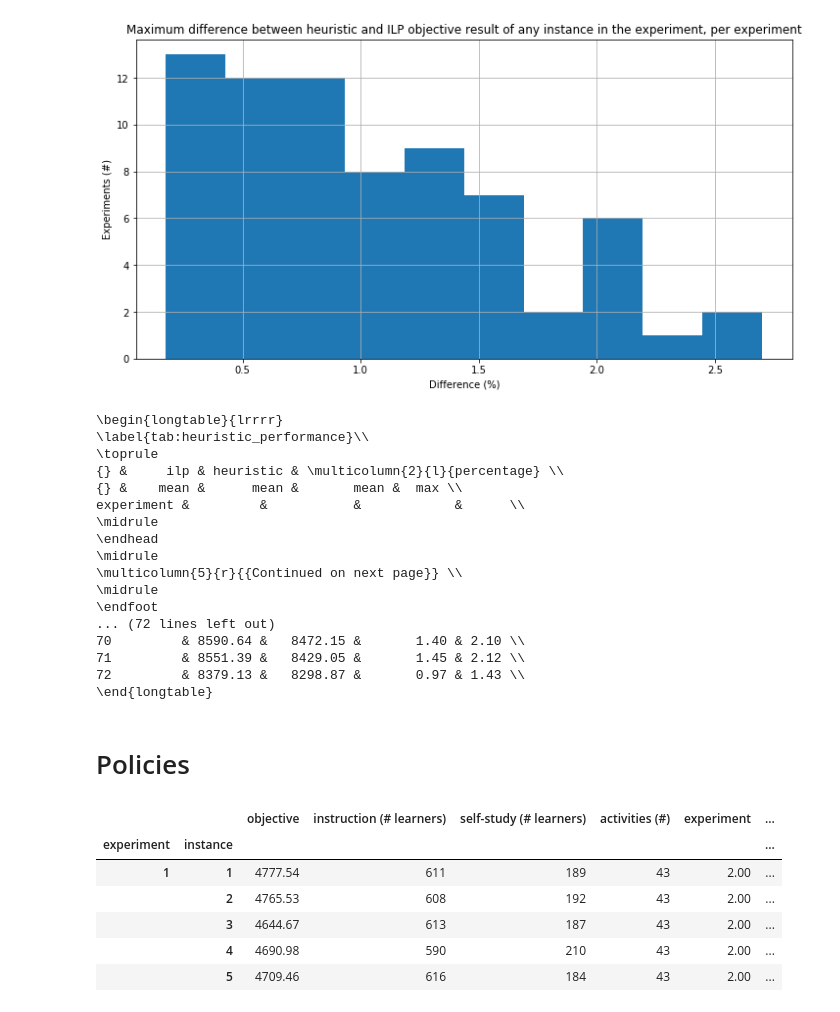
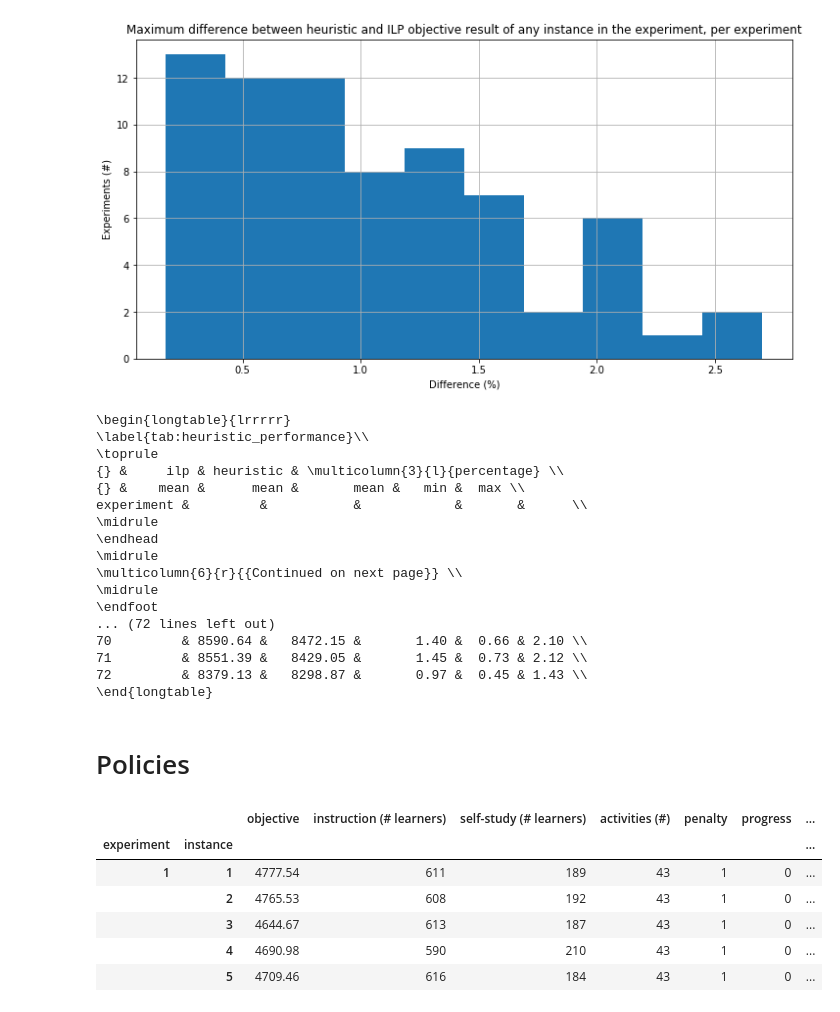
Before and after one commit to N-Wouda/PL-Hourly-Heuristic, a Jupyter notebook: analysis.ipynb, the cells around one changed output. Cells and saved outputs as stored; diff of their text form; code cells hidden in the pictures.

Commit message:
Update notebook with some fixes, analyses of experiment effects

```diff
--- a/analysis.ipynb
+++ b/analysis.ipynb
@@ -67,38 +67,39 @@ Text(0, 0.5, 'Experiments (#)')
 [figure]
 # %%
 # This is used for the results table in the paper.
-aggregates = grouped.aggregate({"ilp": "mean", "heuristic": "mean", "percentage": ["mean", "max"]})
+aggregates = grouped.aggregate({"ilp": "mean", "heuristic": "mean", "percentage": ["mean", "min", "max"]})
 print(aggregates.to_latex(longtable=True, label="tab:heuristic_performance"))
 # %% [output]
-\begin{longtable}{lrrrr}
+\begin{longtable}{lrrrrr}
 \label{tab:heuristic_performance}\\
 \toprule
-{} &     ilp & heuristic & \multicolumn{2}{l}{percentage} \\
-{} &    mean &      mean &       mean &  max \\
-experiment &         &           &            &      \\
+{} &     ilp & heuristic & \multicolumn{3}{l}{percentage} \\
+{} &    mean &      mean &       mean &   min &  max \\
+experiment &         &           &            &       &      \\
 \midrule
 \endhead
 \midrule
-\multicolumn{5}{r}{{Continued on next page}} \\
+\multicolumn{6}{r}{{Continued on next page}} \\
 \midrule
 \endfoot
 ... (72 lines left out)
-70         & 8590.64 &   8472.15 &       1.40 & 2.10 \\
-71         & 8551.39 &   8429.05 &       1.45 & 2.12 \\
-72         & 8379.13 &   8298.87 &       0.97 & 1.43 \\
+70         & 8590.64 &   8472.15 &       1.40 &  0.66 & 2.10 \\
+71         & 8551.39 &   8429.05 &       1.45 &  0.73 & 2.12 \\
+72         & 8379.13 &   8298.87 &       0.97 &  0.45 & 1.43 \\
 \end{longtable}
 # %% [markdown]
 # Policies
 # %%
 experiments = pd.read_excel("experiments/experiments.xlsx")
+experiments.set_index("experiment", inplace=True)
 
-data = ilp.join(experiments, on="experiment")
+data = ilp.join(experiments)
 data.head()
 # %% [output]
-|  |  | objective | instruction (# learners) | self-study (# learners) | activities (#) | experiment | ... |
-| experiment | instance |  |  |  |  |  | ... |
-| 1 | 1 | 4777.54 | 611 | 189 | 43 | 2.00 | ... |
-|  | 2 | 4765.53 | 608 | 192 | 43 | 2.00 | ... |
-|  | 3 | 4644.67 | 613 | 187 | 43 | 2.00 | ... |
-|  | 4 | 4690.98 | 590 | 210 | 43 | 2.00 | ... |
-|  | 5 | 4709.46 | 616 | 184 | 43 | 2.00 | ... |
+|  |  | objective | instruction (# learners) | self-study (# learners) | activities (#) | penalty | progress | ... |
+| experiment | instance |  |  |  |  |  |  | ... |
+| 1 | 1 | 4777.54 | 611 | 189 | 43 | 1 | 0 | ... |
+|  | 2 | 4765.53 | 608 | 192 | 43 | 1 | 0 | ... |
+|  | 3 | 4644.67 | 613 | 187 | 43 | 1 | 0 | ... |
+|  | 4 | 4690.98 | 590 | 210 | 43 | 1 | 0 | ... |
+|  | 5 | 4709.46 | 616 | 184 | 43 | 1 | 0 | ... |
```
Also changed, not shown: parts of 7 cells of this notebook.
